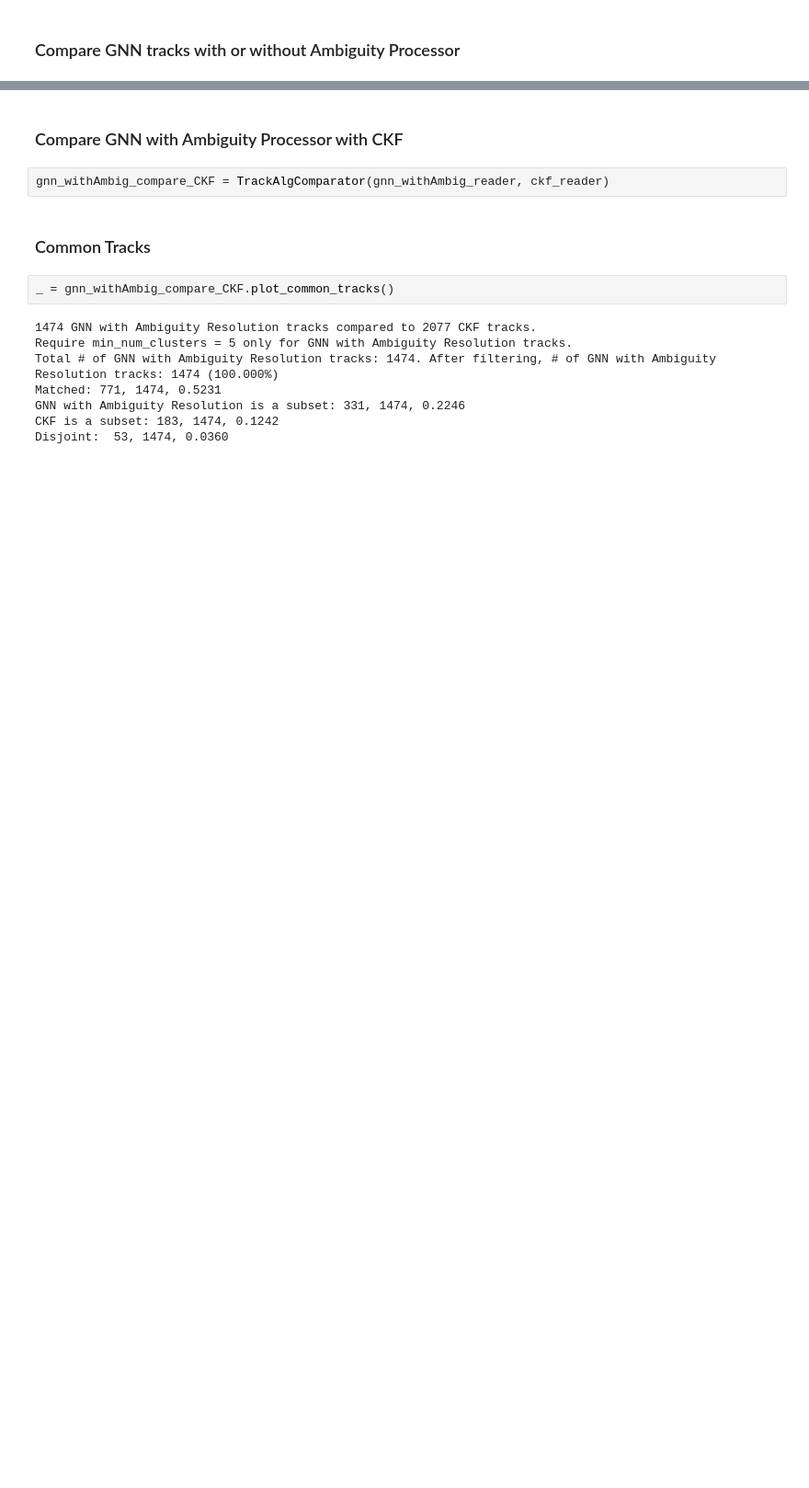
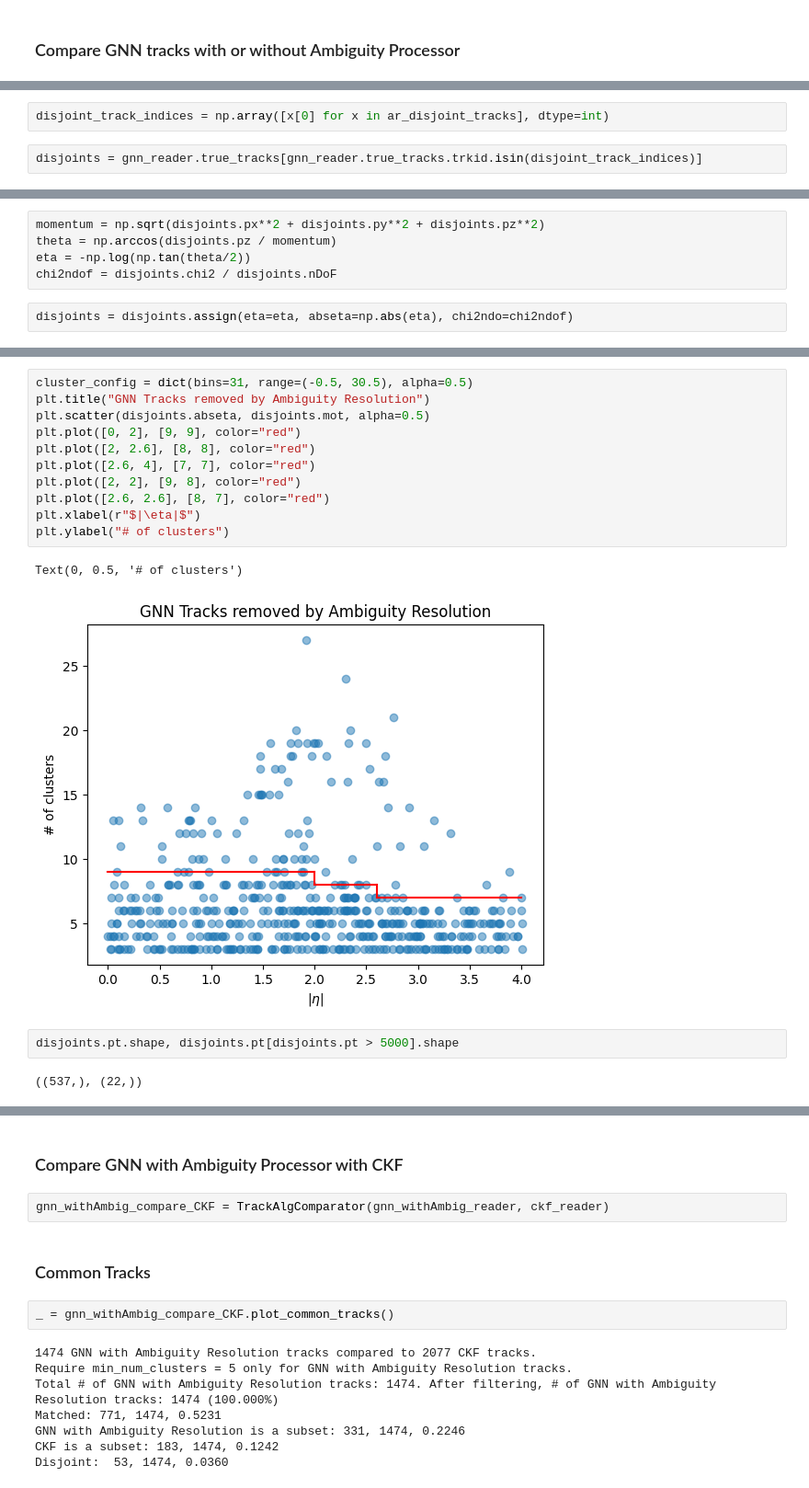
Before and after one commit to xju2/visual_tracks, a Jupyter notebook: notebooks/compare_ckf_with_GNN.ipynb, the cells around one changed output, grey strips where cells are left out. Shown at 92% size. Cells and saved outputs as stored; diff of their text form; blank space fills up the shorter version.

```diff
--- a/notebooks/compare_ckf_with_GNN.ipynb
+++ b/notebooks/compare_ckf_with_GNN.ipynb
@@ -346,0 +436,4 @@ Disjoint:  346, 1821, 0.1900
+# %%
+disjoint_track_indices = np.array([x[0] for x in ar_disjoint_tracks], dtype=int)
+# %%
+disjoints = gnn_reader.true_tracks[gnn_reader.true_tracks.trkid.isin(disjoint_track_indices)]
@@ -346,0 +447,7 @@ Disjoint:  346, 1821, 0.1900
+# %%
+momentum = np.sqrt(disjoints.px**2 + disjoints.py**2 + disjoints.pz**2)
+theta = np.arccos(disjoints.pz / momentum)
+eta = -np.log(np.tan(theta/2))
+chi2ndof = disjoints.chi2 / disjoints.nDoF
+# %%
+disjoints = disjoints.assign(eta=eta, abseta=np.abs(eta), chi2ndo=chi2ndof)
@@ -346,0 +540,18 @@ Disjoint:  346, 1821, 0.1900
+# %%
+cluster_config = dict(bins=31, range=(-0.5, 30.5), alpha=0.5)
+plt.title("GNN Tracks removed by Ambiguity Resolution")
+plt.scatter(disjoints.abseta, disjoints.mot, alpha=0.5)
+plt.plot([0, 2], [9, 9], color="red")
+plt.plot([2, 2.6], [8, 8], color="red")
+plt.plot([2.6, 4], [7, 7], color="red")
+plt.plot([2, 2], [9, 8], color="red")
+plt.plot([2.6, 2.6], [8, 7], color="red")
+plt.xlabel(r"$|\eta|$")
+plt.ylabel("# of clusters")
+# %% [output]
+Text(0, 0.5, '# of clusters')
+[figure, added]
+# %%
+disjoints.pt.shape, disjoints.pt[disjoints.pt > 5000].shape
+# %% [output]
+((537,), (22,))
```
Also changed, not shown: parts of 36 cells of this notebook.
